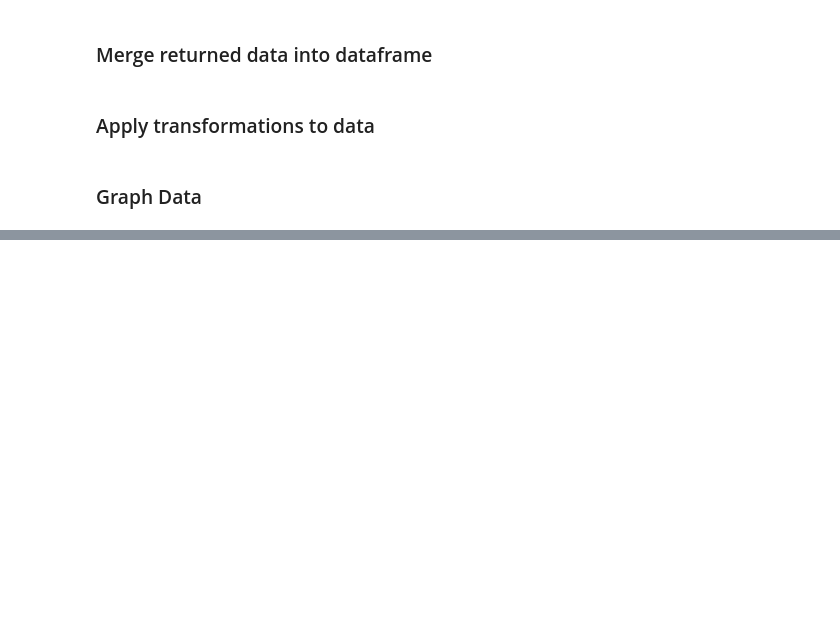
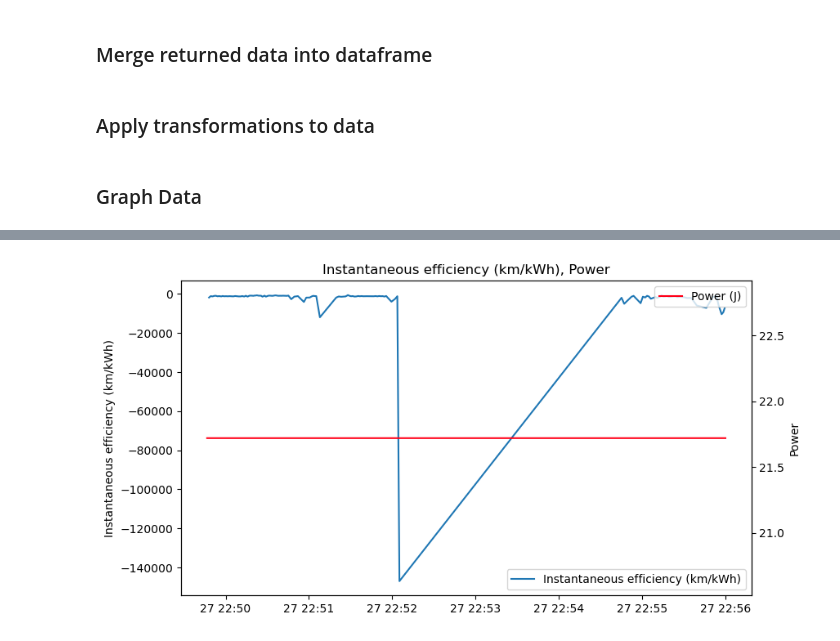
Before and after one commit to UOSupermileage/UOSM-TelemetryDataProcessing, a Jupyter notebook: ArduinoCloudData.ipynb, the cells around one changed output, grey strips where cells are left out. Cells and saved outputs as stored; diff of their text form; code cells hidden in the pictures; blank space fills up the shorter version.

```diff
--- a/ArduinoCloudData.ipynb
+++ b/ArduinoCloudData.ipynb
@@ -362,0 +430,4 @@ fig.show()
+# %%
+plot_power_and_efficiency(processed, instantEfficiencyDataPoints)
+# %% [output]
+[figure, added]
```
Also changed, not shown: parts of 12 cells of this notebook, 1 other file.
